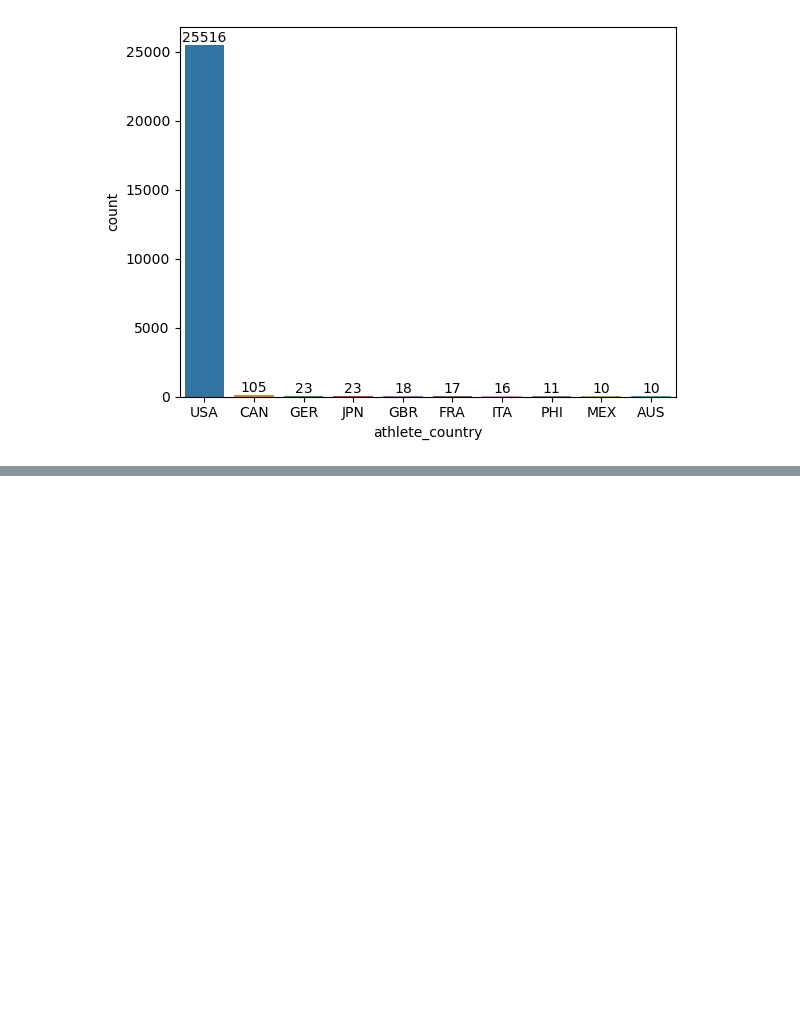
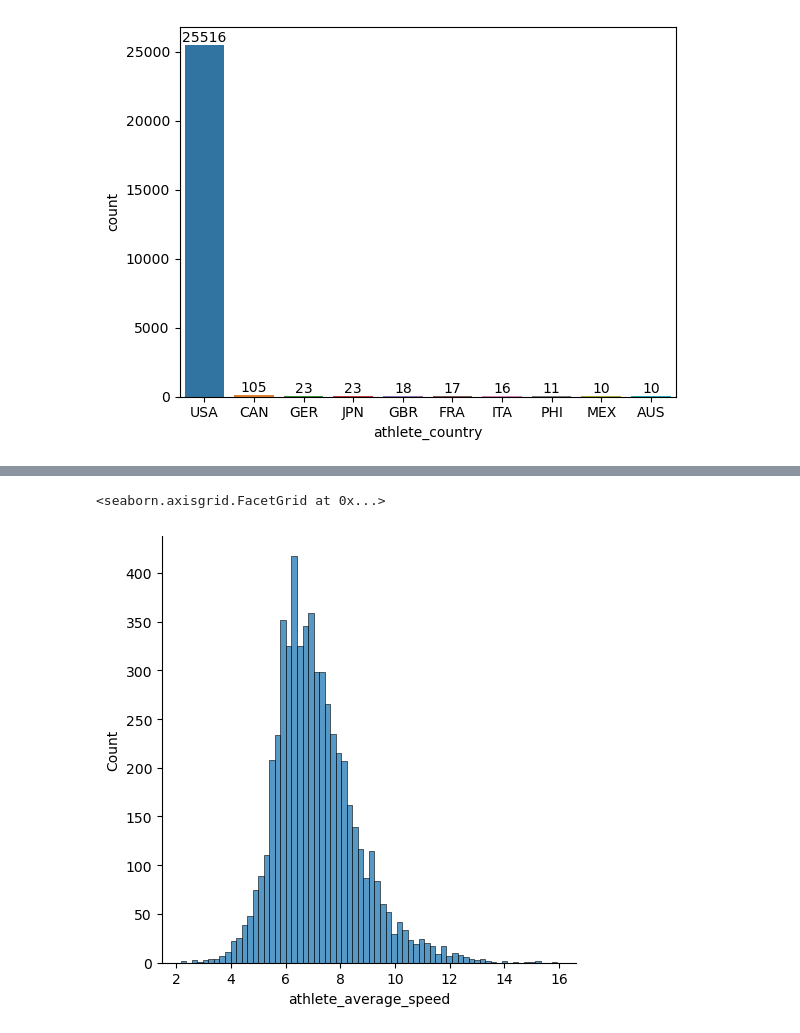
Before and after one commit to maedeh-dqn/ultra_marathon_project, a Jupyter notebook: Analyis.ipynb, the cells around one changed output, grey strips where cells are left out. Drawn from its saved outputs; the diff is of its cells as text; code cells hidden in the pictures; blank space fills up the shorter version.

```diff
--- a/Analyis.ipynb
+++ b/Analyis.ipynb
@@ -367,0 +444,6 @@ q_9_plot.bar_label(q_9_plot.containers[0])
+# %%
+#Create a distribution plot based on race length and athletes average speed
+sns.displot(USA_df[USA_df['race_length'] == '50mi']['athlete_average_speed'])
+# %% [output]
+<seaborn.axisgrid.FacetGrid at 0x...>
+[figure, added]
```
Also changed, not shown: parts of 6 cells of this notebook.
